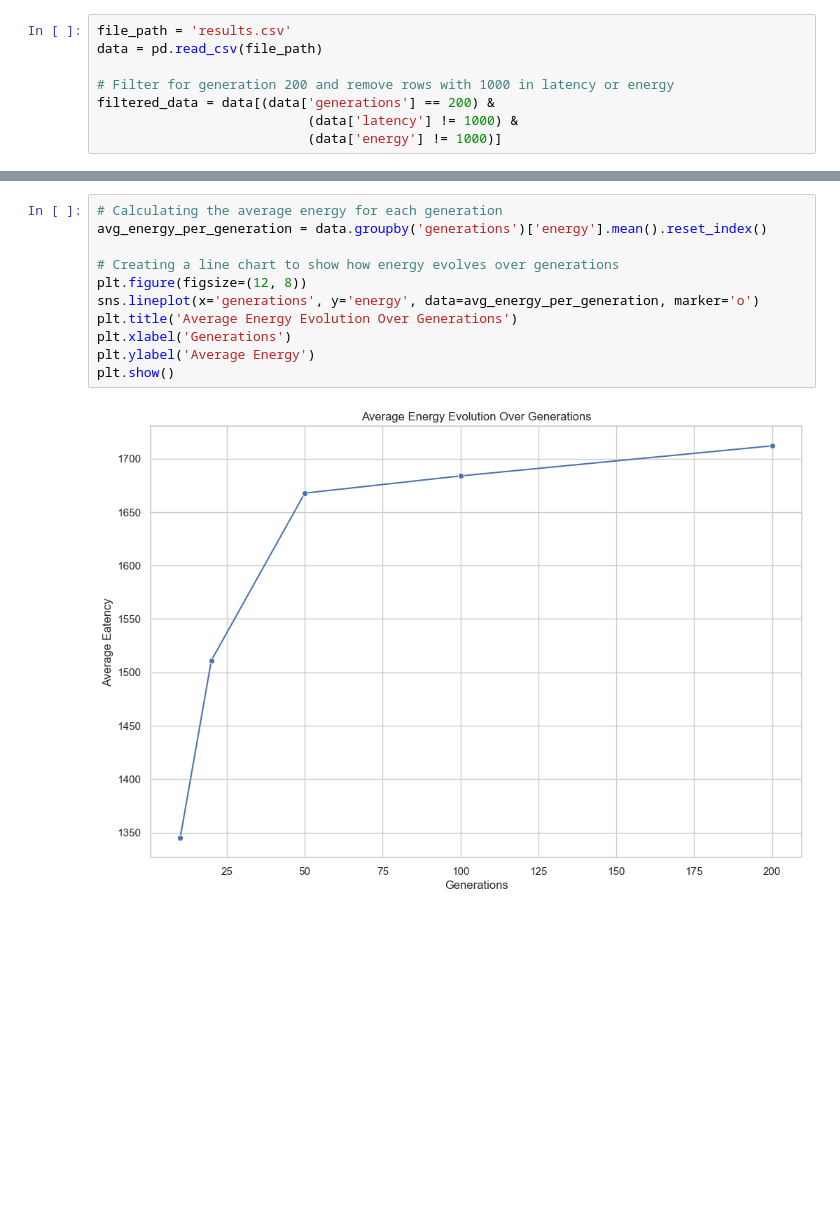
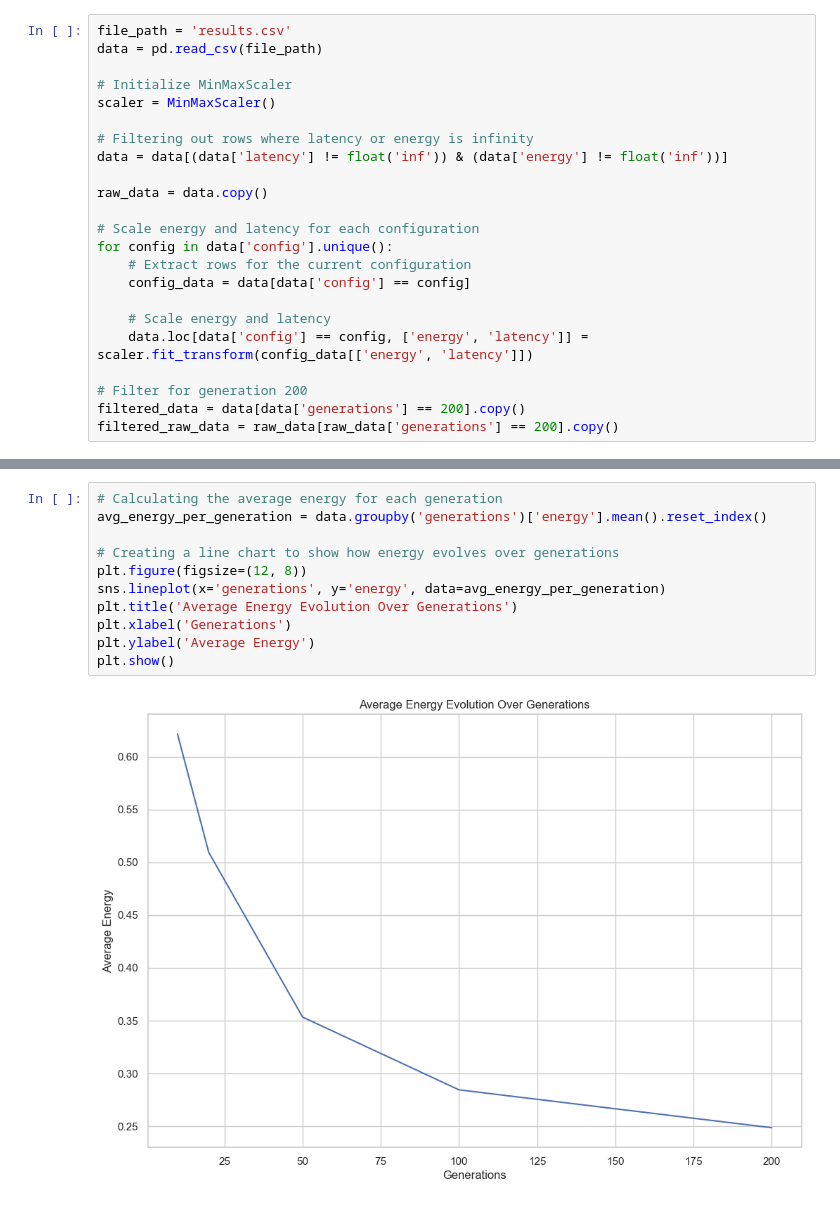
Before and after one commit to mpgallage/computing-continuum-simulator, a Jupyter notebook: analysis.ipynb, the cells around one changed output, grey strips where cells are left out. Cells and saved outputs as stored; diff of their text form; blank space fills up the shorter version.

Commit message:
Fixing some bugs in the code and new graphs

```diff
--- a/analysis.ipynb
+++ b/analysis.ipynb
@@ -7,10 +7,25 @@ import numpy as np
 file_path = 'results.csv'
 data = pd.read_csv(file_path)
 
-# Filter for generation 200 and remove rows with 1000 in latency or energy
-filtered_data = data[(data['generations'] == 200) &
-                           (data['latency'] != 1000) &
-                           (data['energy'] != 1000)]
+# Initialize MinMaxScaler
+scaler = MinMaxScaler()
+
+# Filtering out rows where latency or energy is infinity
+data = data[(data['latency'] != float('inf')) & (data['energy'] != float('inf'))]
+
+raw_data = data.copy()
+
+# Scale energy and latency for each configuration
+for config in data['config'].unique():
+    # Extract rows for the current configuration
+    config_data = data[data['config'] == config]
+
+    # Scale energy and latency
+    data.loc[data['config'] == config, ['energy', 'latency']] = scaler.fit_transform(config_data[['energy', 'latency']])
+
+# Filter for generation 200
+filtered_data = data[data['generations'] == 200].copy()
+filtered_raw_data = raw_data[raw_data['generations'] == 200].copy()
 # %%
 # Creating a scatter plot with a linear regression line for the newest data
 plt.figure(figsize=(12, 8))
@@ -85,13 +52,13 @@ plt.show()
 # %%
 # Calculating the average energy for each generation
 avg_energy_per_generation = data.groupby('generations')['energy'].mean().reset_index()
 
 # Creating a line chart to show how energy evolves over generations
 plt.figure(figsize=(12, 8))
-sns.lineplot(x='generations', y='energy', data=avg_energy_per_generation, marker='o')
+sns.lineplot(x='generations', y='energy', data=avg_energy_per_generation)
 plt.title('Average Energy Evolution Over Generations')
 plt.xlabel('Generations')
 plt.ylabel('Average Energy')
 plt.show()
 # %% [output]
-[figure, old version]
+[figure, new version]
```
Also changed, not shown: parts of 8 cells of this notebook, 4 other files.
